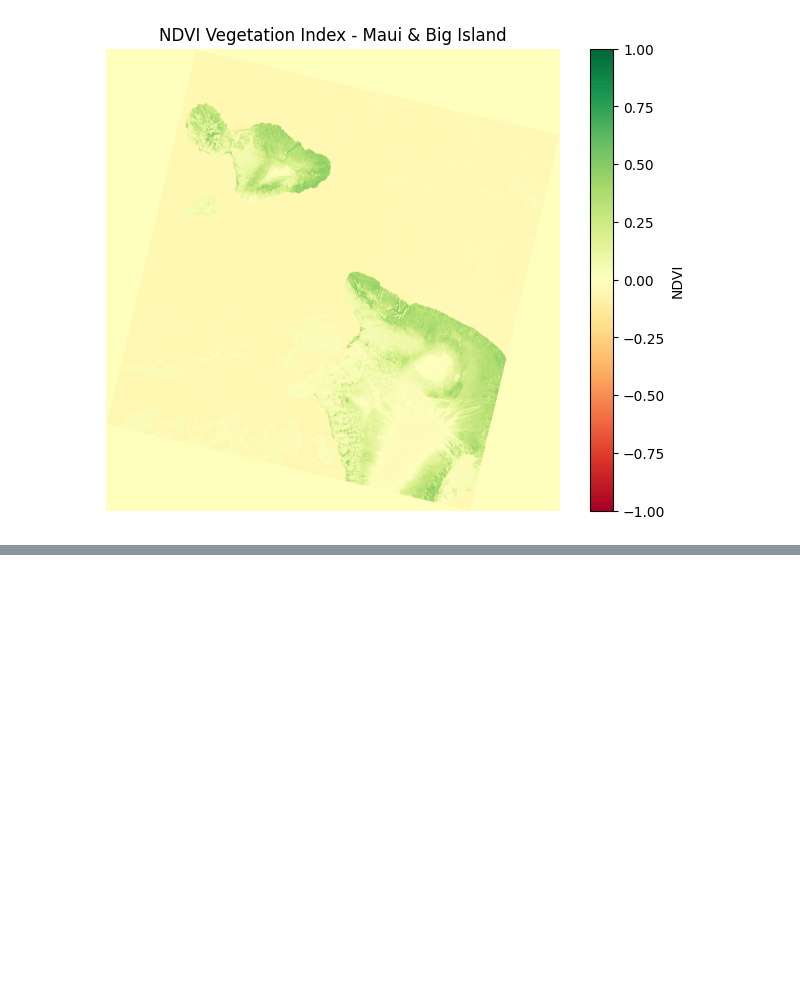
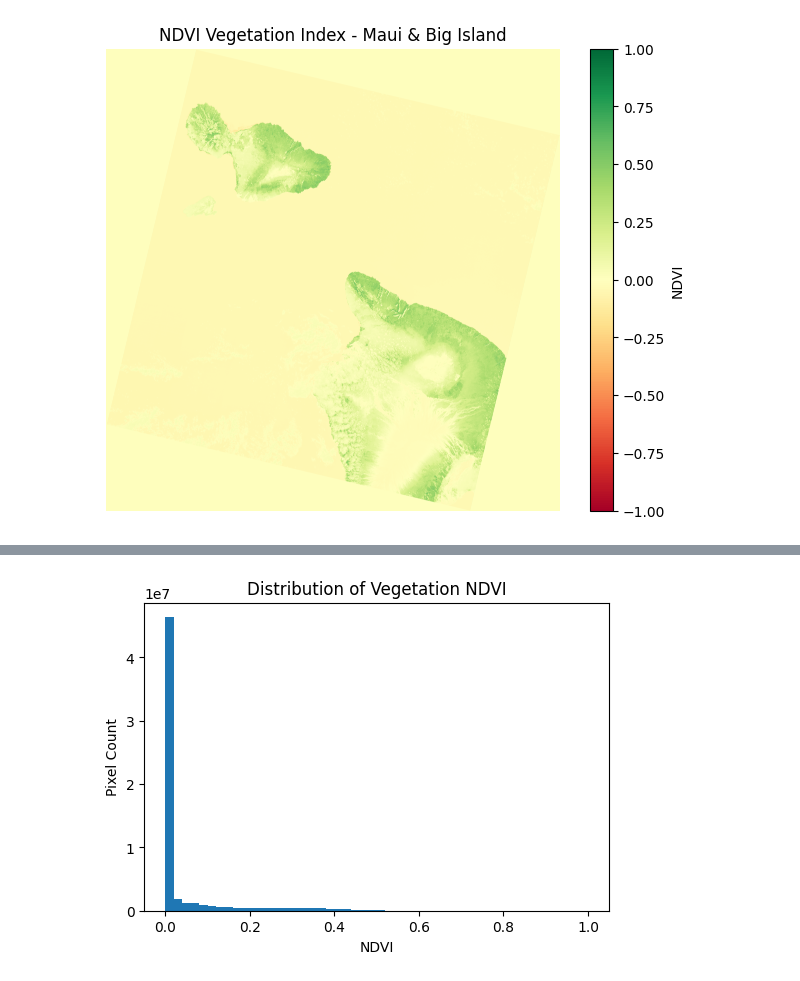
Before and after one commit to shreyeshvankina/ndvi-vegetation-map, a Jupyter notebook: notebooks/ndvi_analysis.ipynb, the cells around one changed output, grey strips where cells are left out. Cells and saved outputs as stored; diff of their text form; code cells hidden in the pictures; blank space fills up the shorter version.

```diff
--- a/notebooks/ndvi_analysis.ipynb
+++ b/notebooks/ndvi_analysis.ipynb
@@ -70,0 +89,13 @@ plt.show()
+# %%
+# made a dataframe and put all land ndvi values in a column called 'ndvi'
+# water gives ndvi < 0
+ndvi_flat = ndvi.flatten()
+ndvi1_flat = ndvi1.flatten()
+df = pd.DataFrame({"ndvi": ndvi_flat})
+df1 = pd.DataFrame({"ndvi1": ndvi1_flat})
+df = df[(df["ndvi"] >= 0) & (df["ndvi"] <= 1)]
+df1 = df1[(df1["ndvi1"] >= 0) & (df1["ndvi1"] <= 1)]
+
+# summary of ndvi values
+df.describe()
+df1.describe()
@@ -70,0 +112,12 @@ plt.show()
+# %%
+# Histogram to show distrubition of ndvi values on the Hawaiian islands
+all_ndvi = np.concatenate((df['ndvi'], df1['ndvi1']))
+plt.figure(figsize=(6,4))
+plt.hist(all_ndvi, bins=50)
+plt.xlabel("NDVI")
+plt.ylabel("Pixel Count")
+plt.title("Distribution of Vegetation NDVI")
+plt.savefig("../outputs/NDVI-Distributiontesting.png", dpi=300)#save plot as file
+plt.show()
+# %% [output]
+[figure, added]
```
Also changed, not shown: parts of 5 cells of this notebook, 8 other files.
